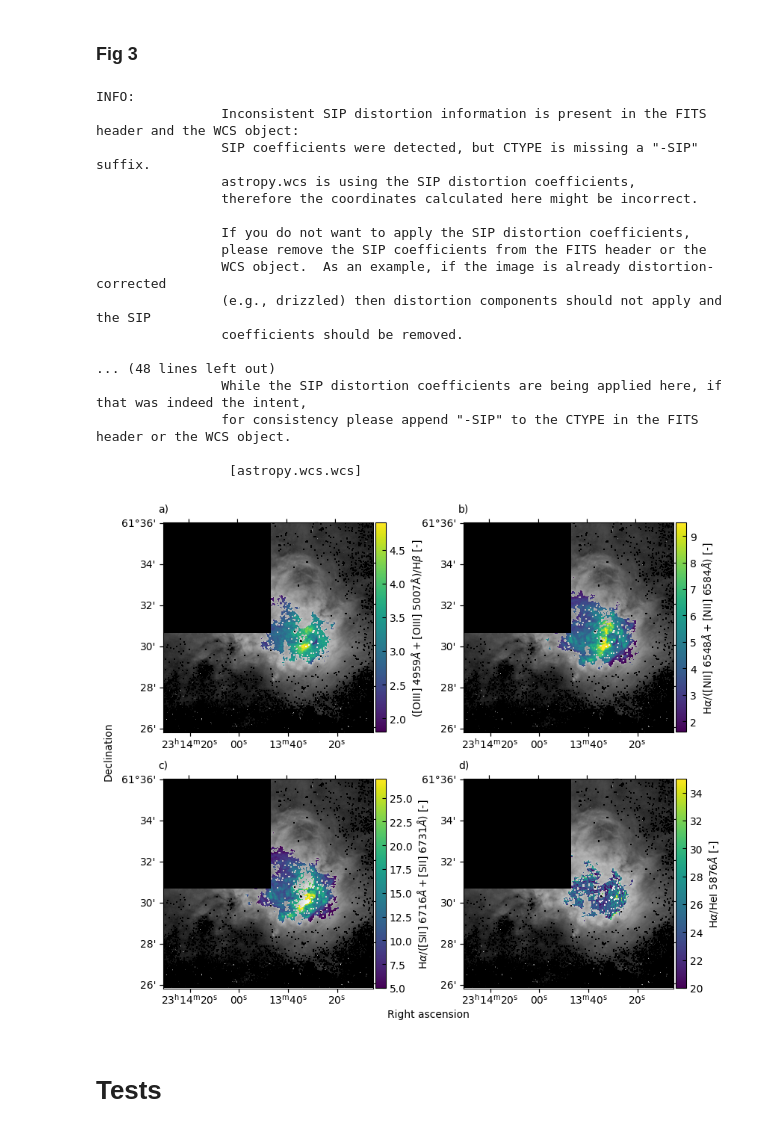
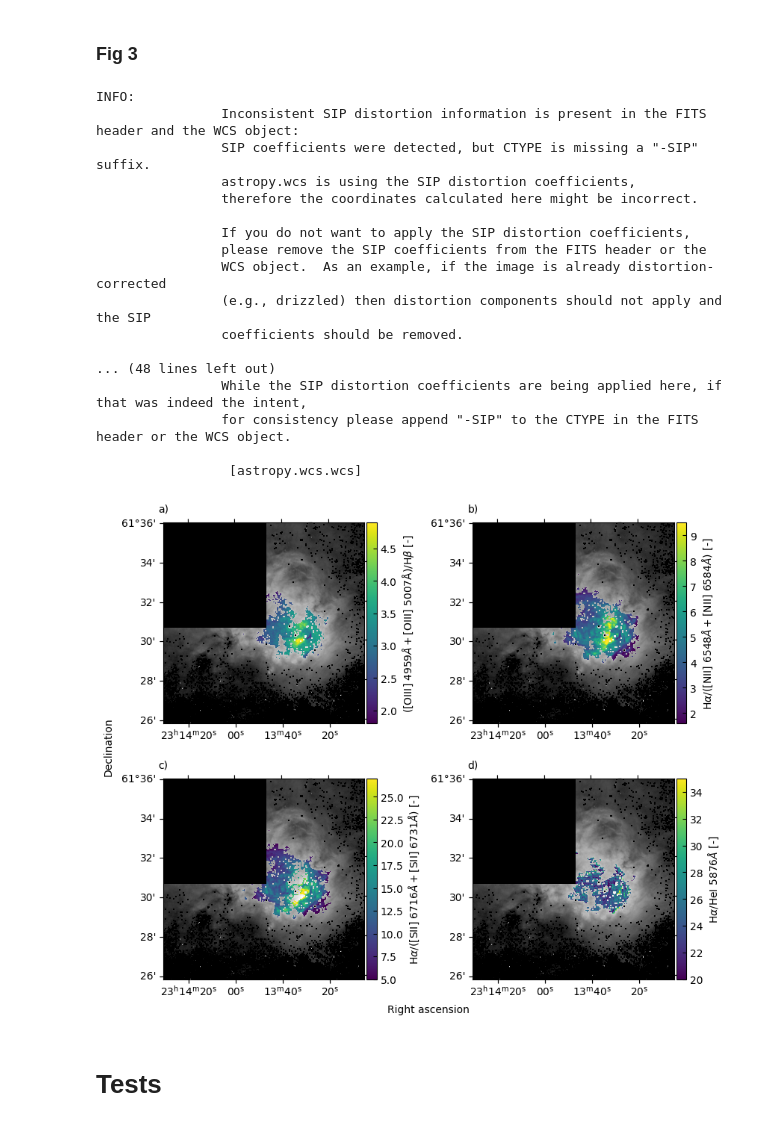
Before and after one commit to mamar828/Stage, a Jupyter notebook: applications/sh158/article.ipynb, the cells around one changed output. Drawn from its saved outputs; the diff is of its cells as text; code cells hidden in the pictures.

Commit message:
maxime figures for articles (flux, density, ratios, temperature)

```diff
--- a/applications/sh158/article.ipynb
+++ b/applications/sh158/article.ipynb
@@ -586,36 +587,36 @@ imshow = ax.imshow(maps[i].data,
     origin="lower",
     cmap="viridis",
     norm=ImageNormalize(maps[i].data, stretch=LinearStretch(1, 0), vmin=20, vmax=35),
 )
 colorbar = fig.colorbar(imshow, fraction=0.047, pad=0.01)
 colorbar.ax.tick_params(axis="both", direction="in")
 colorbar.set_label(r"H$\alpha$/HeI $5876Å$ [-]")
 ax.text(0, 1, ascii_lowercase[i] + ")",
         transform=ax.transAxes + ScaledTranslation(-5 / 72, 10 / 72, fig.dpi_scale_trans))
 
 fig.text(0.45, 0.3, "Right ascension")
 fig.text(0.07, 0.46, "Declination", rotation=90,)
-plt.subplots_adjust(top=0.95, bottom=0.0, left=0.15, right=0.85, hspace=-0.78, wspace=0.35)
-plt.savefig("figures/sh158/maxime/ratio.pdf", dpi=300, bbox_inches="tight")
+plt.subplots_adjust(top=0.95, bottom=0.0, left=0.15, right=0.85, hspace=-0.78, wspace=0.45)
+plt.savefig("figures/sh158/maxime/ratio.pdf", dpi=900, bbox_inches="tight")
 # %% [output]
 INFO:
                 Inconsistent SIP distortion information is present in the FITS header and the WCS object:
                 SIP coefficients were detected, but CTYPE is missing a "-SIP" suffix.
                 astropy.wcs is using the SIP distortion coefficients,
                 therefore the coordinates calculated here might be incorrect.
 
                 If you do not want to apply the SIP distortion coefficients,
                 please remove the SIP coefficients from the FITS header or the
                 WCS object.  As an example, if the image is already distortion-corrected
                 (e.g., drizzled) then distortion components should not apply and the SIP
                 coefficients should be removed.
 
 ... (48 lines left out)
                 While the SIP distortion coefficients are being applied here, if that was indeed the intent,
                 for consistency please append "-SIP" to the CTYPE in the FITS header or the WCS object.
 
                  [astropy.wcs.wcs]
-[figure, old version]
+[figure, new version]
 # %% [markdown]
 # Tests
 # %%
```
Also changed, not shown: parts of 1 cell of this notebook.
